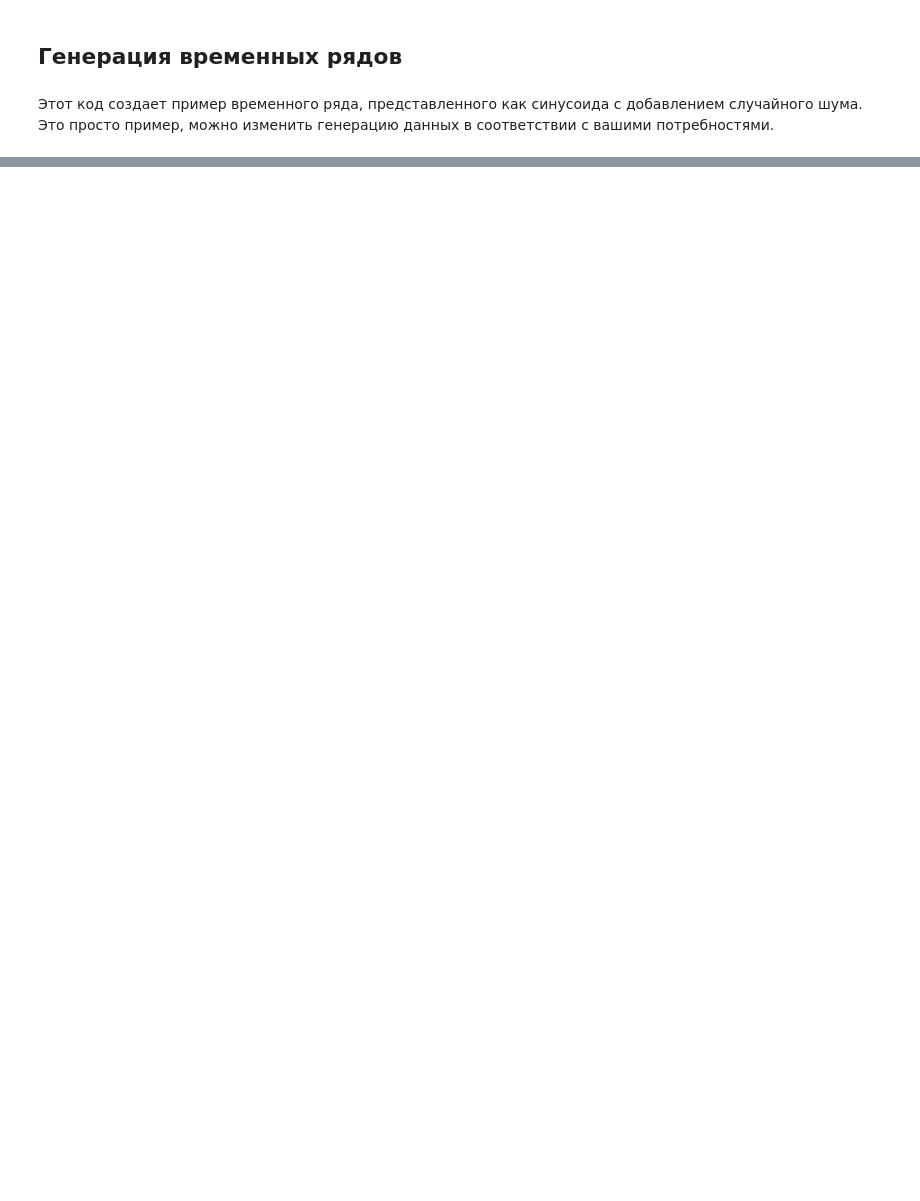
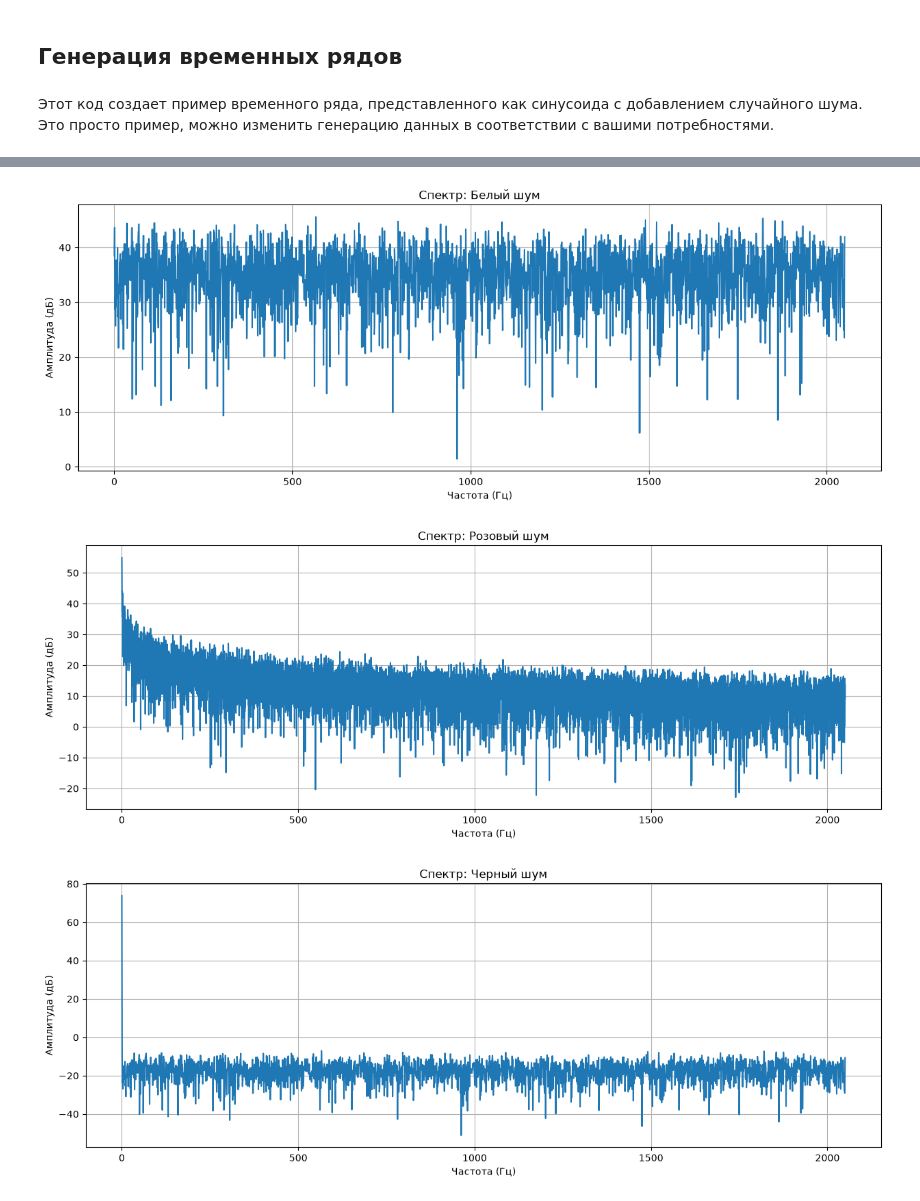
Before and after one commit to Dream-Prodigy/My-project, a Jupyter notebook: practice_1_2/practice1_noise.ipynb, the cells around one changed output, grey strips where cells are left out. Cells and saved outputs as stored; diff of their text form; code cells hidden in the pictures; blank space fills up the shorter version.

```diff
--- a/practice_1_2/practice1_noise.ipynb
+++ b/practice_1_2/practice1_noise.ipynb
@@ -214,24 +172,3 @@ sd.wait()
 Розовый шум может быть сгенерирован путем первой генерации сигнала белого шума, преобразования его Фурье, затем деления амплитуд различных частотных составляющих на квадратный корень из частоты (в одном измерении) или на частоту (в двух измерениях) и т.д. Это эквивалентно пространственной фильтрации (свертке) сигнала белого шума с помощью фильтра от белого к розовому. Для сигнала длины N в одном измерении фильтр имеет следующий вид:
 
 ![Alt text](image-1.png)
-# %%
-# применение фильтра для генерации розового шума
-
-N = len(white_noise_g)
-N2 = N//2
-
-print(N)
-print(N2)
-
-pink_noise_f = []
-
-for el in white_noise_g:
-
-    s = 0
-    for k in range(1,N2):
-        s += 1/np.sqrt(k) * np.cos(2*np.pi*k*(el-1)/N)
-    s *=2
-    s = s + 1 + np.cos(np.pi*(el-1))/np.sqrt(N2)
-
-    pink_noise_f.append(s/N)
-    print(len(pink_noise_f))
@@ -491,0 +373,24 @@ fig.legend([c0, c1, c2],
+# %%
+def plot_spectrum(signal, sample_rate, title):
+    N = len(signal)
+    # Быстрое преобразование Фурье
+    yf = np.fft.rfft(signal)
+    xf = np.fft.rfftfreq(N, 1 / sample_rate)
+
+    plt.figure(figsize=(15, 5))
+    # Строим спектр в логарифмическом масштабе (в дБ)
+    plt.plot(xf, 20 * np.log10(np.abs(yf)))
+    plt.title(f'Спектр: {title}')
+    plt.xlabel('Частота (Гц)')
+    plt.ylabel('Амплитуда (дБ)')
+    plt.grid(True)
+    plt.show()
+
+# Строим спектры для наших шумов
+plot_spectrum(white_noise_g, sample_rate, "Белый шум")
+plot_spectrum(pink_noise, sample_rate, "Розовый шум")
+plot_spectrum(black_noise, sample_rate, "Черный шум")
+# %% [output]
+[figure, added]
+[figure, added]
+[figure, added]
```
Also changed, not shown: parts of 20 cells of this notebook.
